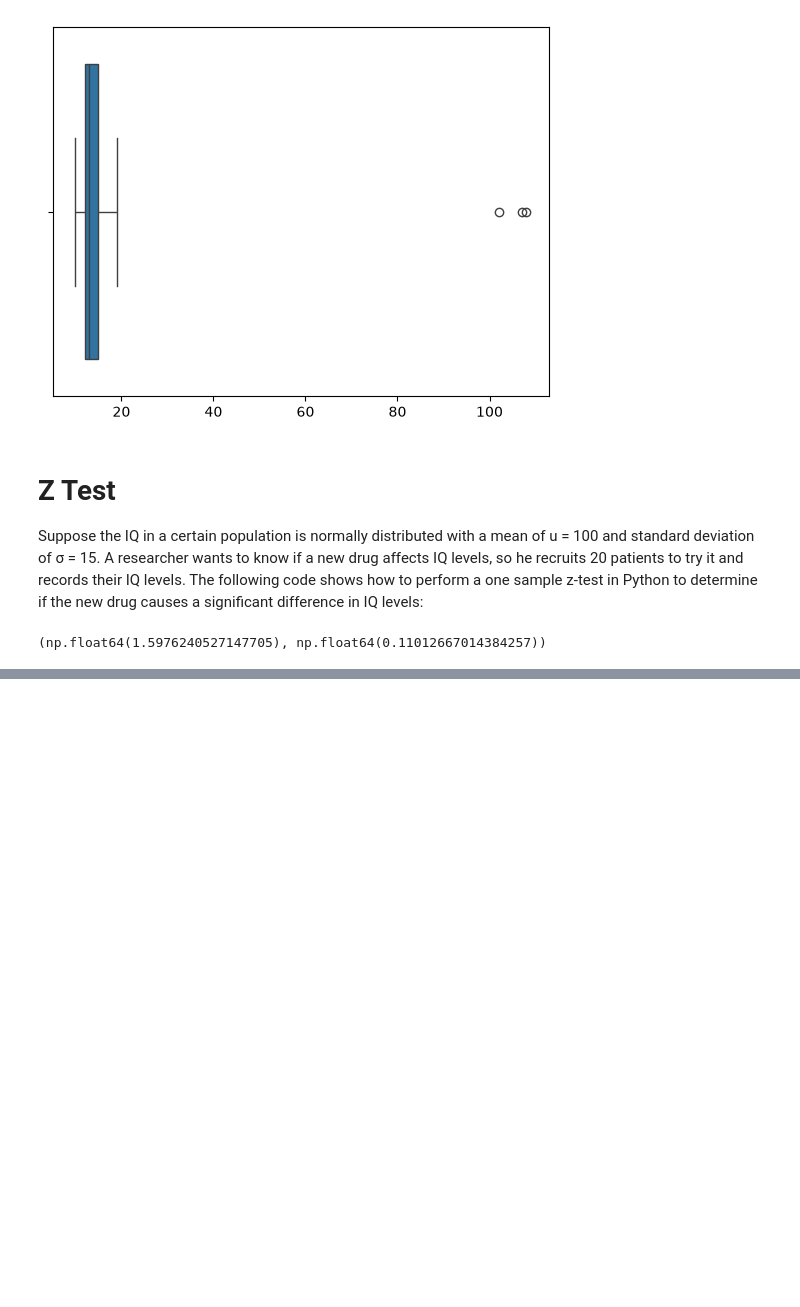
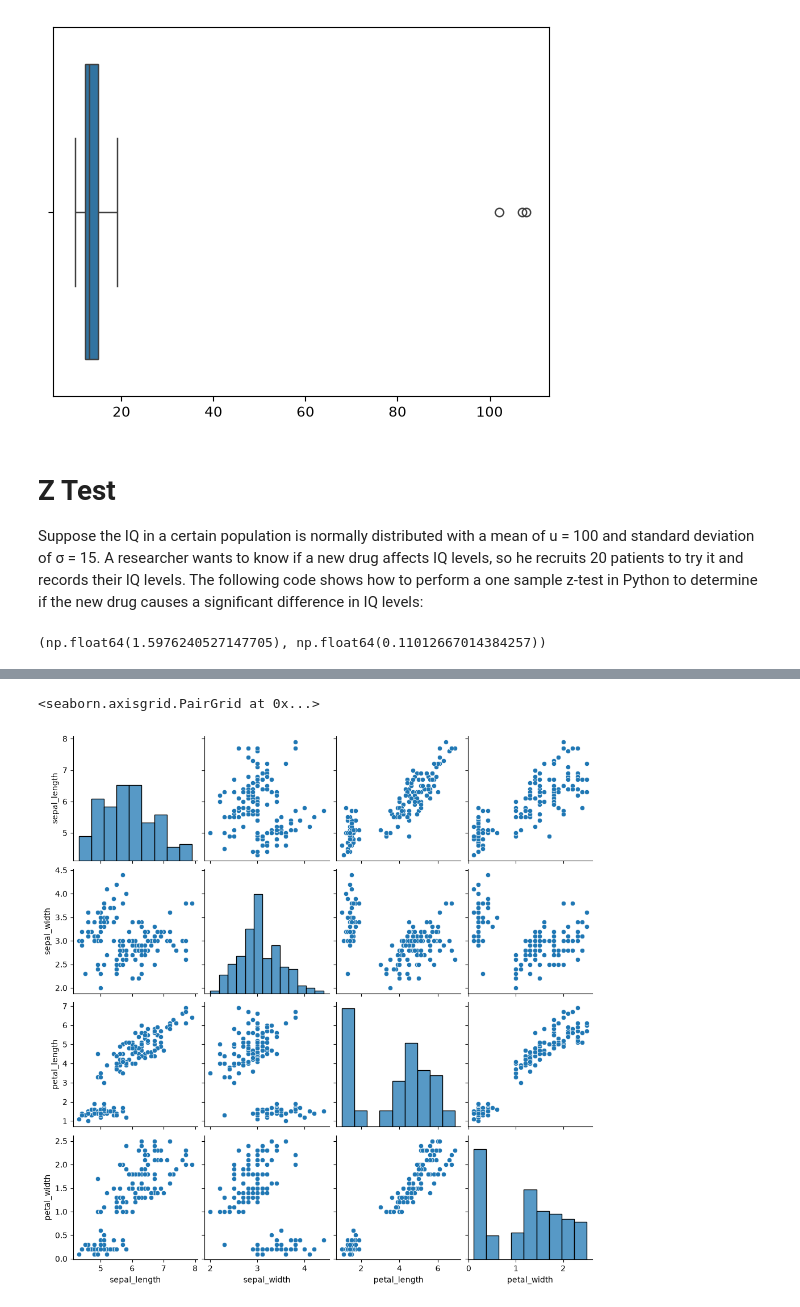
Before and after one commit to TridentifyIshaan/AIML_MiniProjects, a Jupyter notebook: Stats/1.ipynb, the cells around one changed output, grey strips where cells are left out. Drawn from its saved outputs; the diff is of its cells as text; code cells hidden in the pictures; blank space fills up the shorter version.

```diff
--- a/Stats/1.ipynb
+++ b/Stats/1.ipynb
@@ -145,0 +186,3 @@ ztest(data, value=100) # Output: (z_statistic, p_value)
+# %%
+df = sns.load_dataset('iris')
+df.head()
@@ -145,0 +204,5 @@ ztest(data, value=100) # Output: (z_statistic, p_value)
+# %%
+sns.pairplot(df)
+# %% [output]
+<seaborn.axisgrid.PairGrid at 0x...>
+[figure, added]
```
Also changed, not shown: parts of 13 cells of this notebook, 5 other files.
